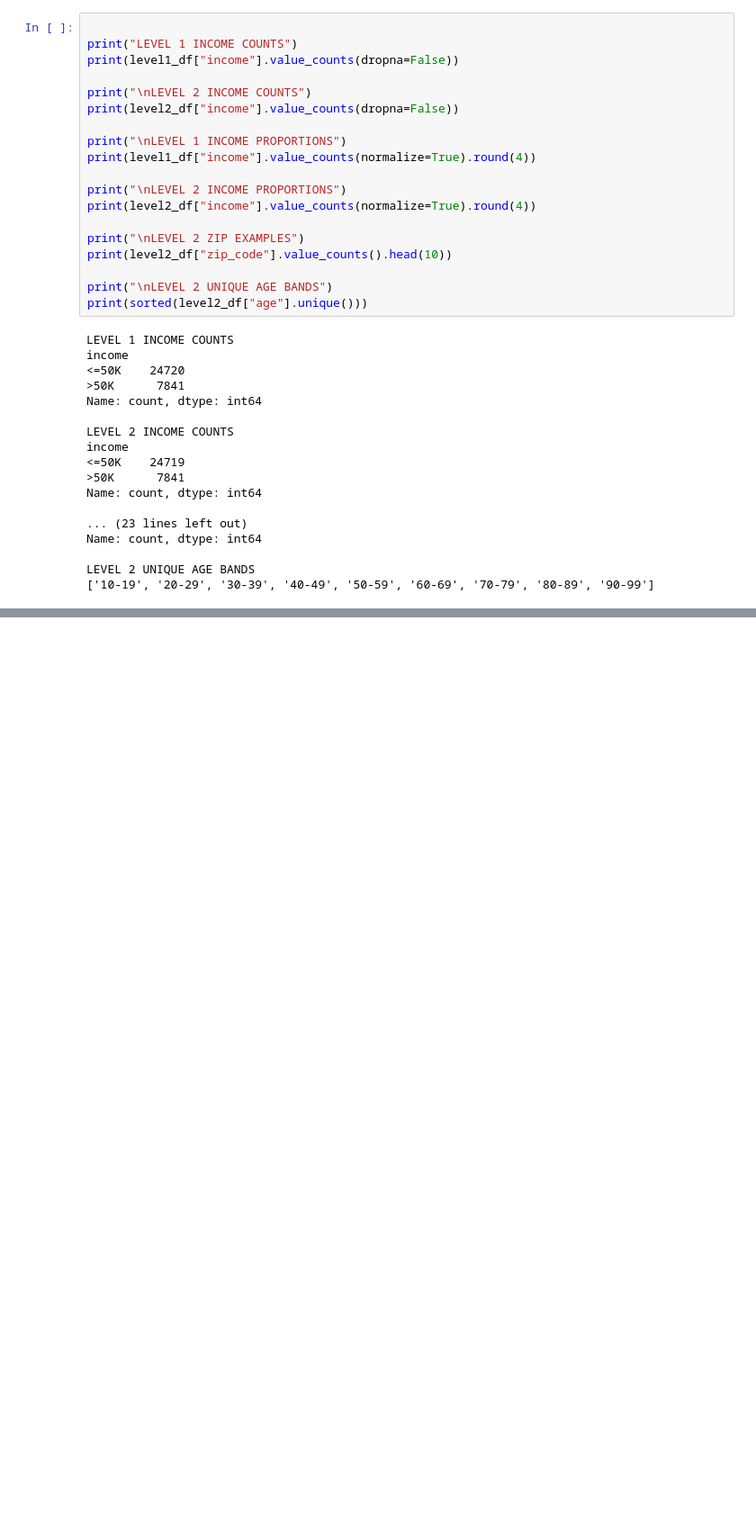
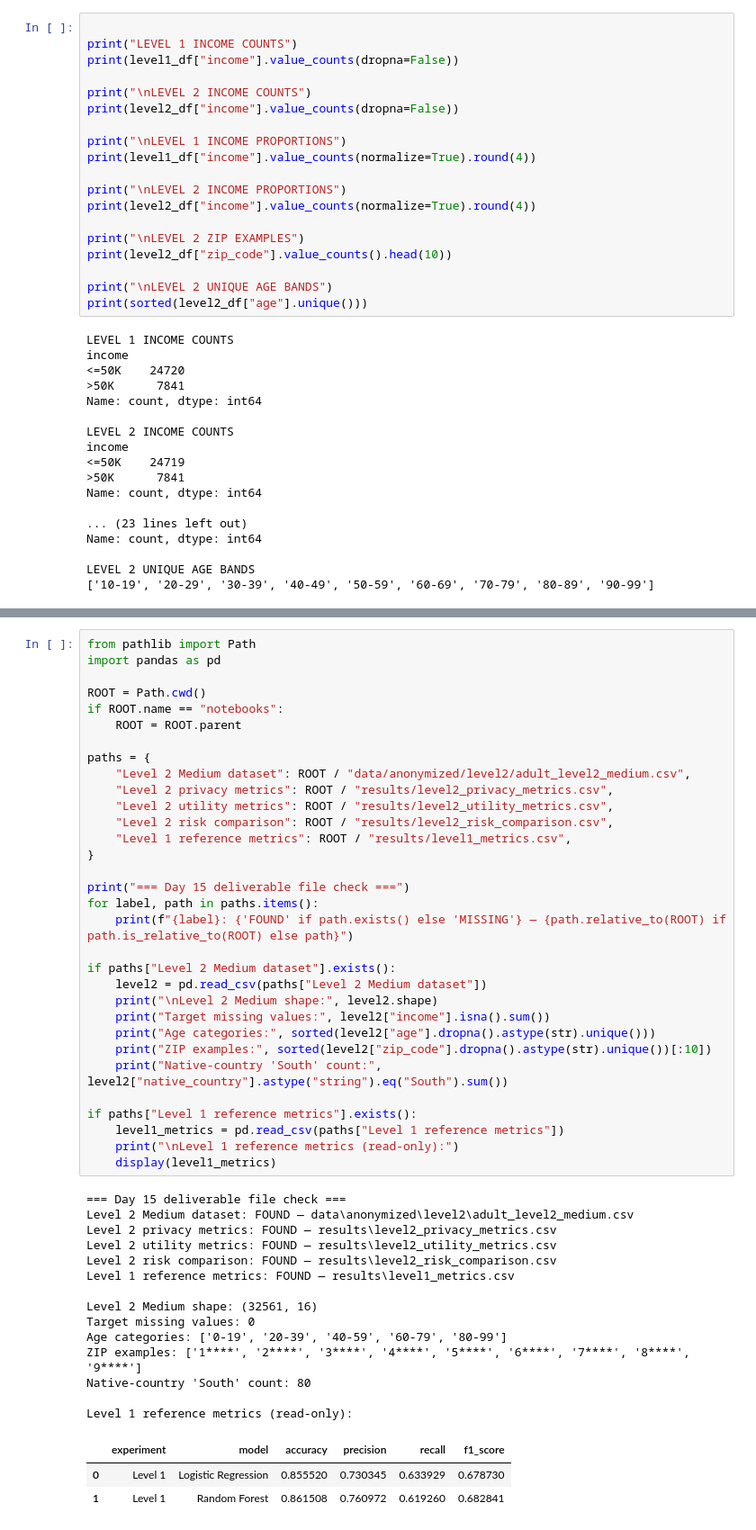
Before and after one commit to Kalpess07/data-anonymization-privacy-utility, a Jupyter notebook: notebooks/14_level2_modeling_preparation.ipynb, the cells around one changed output, grey strips where cells are left out. Shown at 90% size. Saved outputs shown, nothing was run; the diff lists cells and outputs as text; blank space fills up the shorter version.

Commit message:
chore: save Day 15 modeling work and backups

```diff
--- a/notebooks/14_level2_modeling_preparation.ipynb
+++ b/notebooks/14_level2_modeling_preparation.ipynb
@@ -421,0 +539,50 @@ LEVEL 2 UNIQUE AGE BANDS
+# %%
+from pathlib import Path
+import pandas as pd
+
+ROOT = Path.cwd()
+if ROOT.name == "notebooks":
+    ROOT = ROOT.parent
+
+paths = {
+    "Level 2 Medium dataset": ROOT / "data/anonymized/level2/adult_level2_medium.csv",
+    "Level 2 privacy metrics": ROOT / "results/level2_privacy_metrics.csv",
+    "Level 2 utility metrics": ROOT / "results/level2_utility_metrics.csv",
+    "Level 2 risk comparison": ROOT / "results/level2_risk_comparison.csv",
+    "Level 1 reference metrics": ROOT / "results/level1_metrics.csv",
+}
+
+print("=== Day 15 deliverable file check ===")
+for label, path in paths.items():
+    print(f"{label}: {'FOUND' if path.exists() else 'MISSING'} — {path.relative_to(ROOT) if path.is_relative_to(ROOT) else path}")
+
+if paths["Level 2 Medium dataset"].exists():
+    level2 = pd.read_csv(paths["Level 2 Medium dataset"])
+    print("\nLevel 2 Medium shape:", level2.shape)
+    print("Target missing values:", level2["income"].isna().sum())
+    print("Age categories:", sorted(level2["age"].dropna().astype(str).unique()))
+    print("ZIP examples:", sorted(level2["zip_code"].dropna().astype(str).unique())[:10])
+    print("Native-country 'South' count:", level2["native_country"].astype("string").eq("South").sum())
+
+if paths["Level 1 reference metrics"].exists():
+    level1_metrics = pd.read_csv(paths["Level 1 reference metrics"])
+    print("\nLevel 1 reference metrics (read-only):")
+    display(level1_metrics)
+# %% [output]
+=== Day 15 deliverable file check ===
+Level 2 Medium dataset: FOUND — data\anonymized\level2\adult_level2_medium.csv
+Level 2 privacy metrics: FOUND — results\level2_privacy_metrics.csv
+Level 2 utility metrics: FOUND — results\level2_utility_metrics.csv
+Level 2 risk comparison: FOUND — results\level2_risk_comparison.csv
+Level 1 reference metrics: FOUND — results\level1_metrics.csv
+
+Level 2 Medium shape: (32561, 16)
+Target missing values: 0
+Age categories: ['0-19', '20-39', '40-59', '60-79', '80-99']
+ZIP examples: ['1****', '2****', '3****', '4****', '5****', '6****', '7****', '8****', '9****']
+Native-country 'South' count: 80
+
+Level 1 reference metrics (read-only):
+|  | experiment | model | accuracy | precision | recall | f1_score |
+| 0 | Level 1 | Logistic Regression | 0.855520 | 0.730345 | 0.633929 | 0.678730 |
+| 1 | Level 1 | Random Forest | 0.861508 | 0.760972 | 0.619260 | 0.682841 |
```
Also changed, not shown: parts of 2 cells of this notebook, 4 other files.
